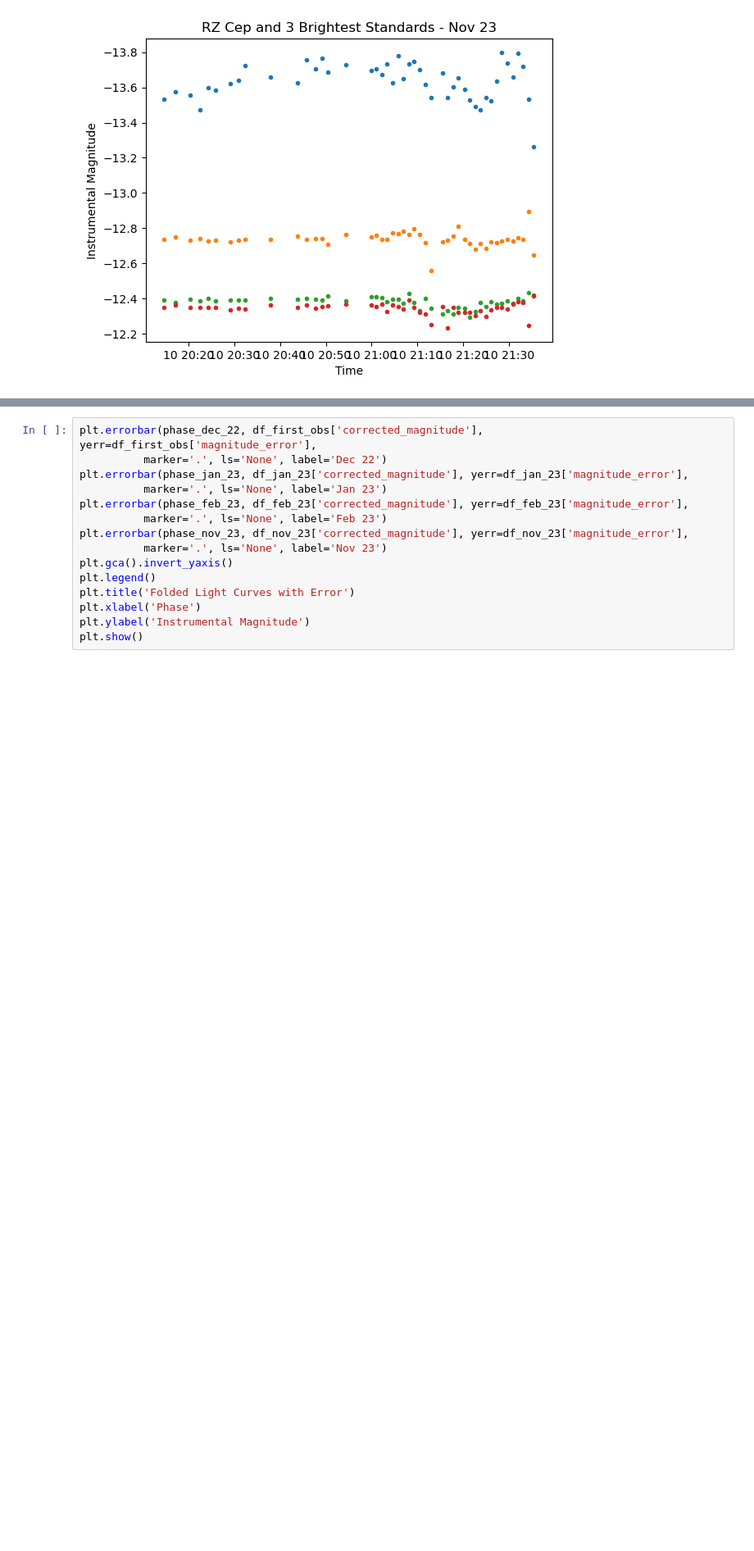
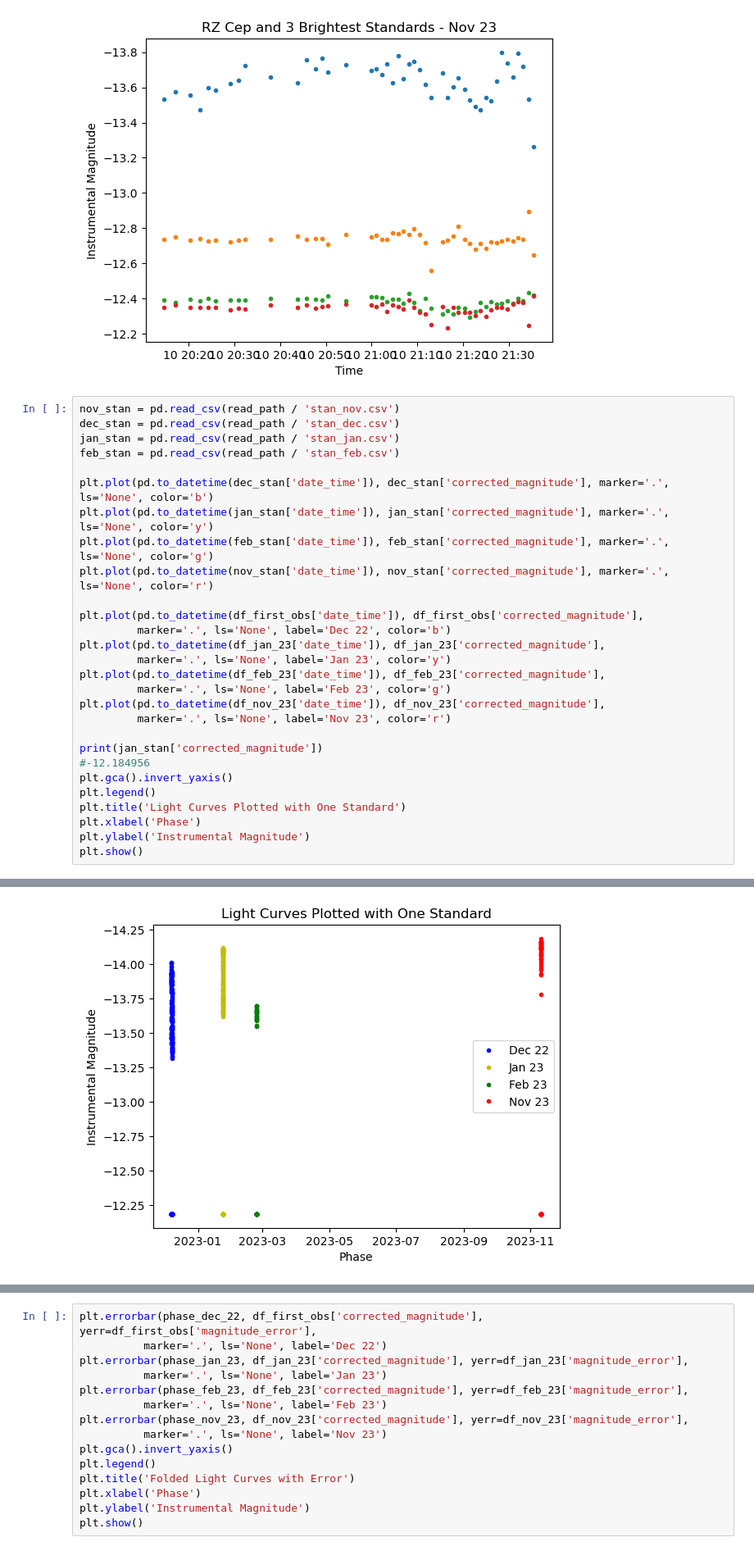
Before and after one commit to milliebutspace/MPhys-Code, a Jupyter notebook: Phase and Folding M.ipynb, the cells around one changed output, grey strips where cells are left out. Shown: that part at 82% size. Cells and saved outputs as stored; diff of their text form; blank space fills up the shorter version.

```diff
--- a/Phase and Folding M.ipynb
+++ b/Phase and Folding M.ipynb
@@ -246,3 +246,32 @@ plt.ylabel('Instrumental Magnitude')
 plt.show()
 # %% [output]
 [figure]
+# %%
+nov_stan = pd.read_csv(read_path / 'stan_nov.csv')
+dec_stan = pd.read_csv(read_path / 'stan_dec.csv')
+jan_stan = pd.read_csv(read_path / 'stan_jan.csv')
+feb_stan = pd.read_csv(read_path / 'stan_feb.csv')
+
+plt.plot(pd.to_datetime(dec_stan['date_time']), dec_stan['corrected_magnitude'], marker='.', ls='None', color='b')
+plt.plot(pd.to_datetime(jan_stan['date_time']), jan_stan['corrected_magnitude'], marker='.', ls='None', color='y')
+plt.plot(pd.to_datetime(feb_stan['date_time']), feb_stan['corrected_magnitude'], marker='.', ls='None', color='g')
+plt.plot(pd.to_datetime(nov_stan['date_time']), nov_stan['corrected_magnitude'], marker='.', ls='None', color='r')
+
+plt.plot(pd.to_datetime(df_first_obs['date_time']), df_first_obs['corrected_magnitude'],
+         marker='.', ls='None', label='Dec 22', color='b')
+plt.plot(pd.to_datetime(df_jan_23['date_time']), df_jan_23['corrected_magnitude'],
+         marker='.', ls='None', label='Jan 23', color='y')
+plt.plot(pd.to_datetime(df_feb_23['date_time']), df_feb_23['corrected_magnitude'],
+         marker='.', ls='None', label='Feb 23', color='g')
+plt.plot(pd.to_datetime(df_nov_23['date_time']), df_nov_23['corrected_magnitude'],
+         marker='.', ls='None', label='Nov 23', color='r')
+
+print(jan_stan['corrected_magnitude'])
+#-12.184956
+plt.gca().invert_yaxis()
+plt.legend()
+plt.title('Light Curves Plotted with One Standard')
+plt.xlabel('Phase')
+plt.ylabel('Instrumental Magnitude')
+plt.show()
+# %% [output]
@@ -249 +290,2 @@ plt.show()
+[figure, added]
 # %%
```
Also changed, not shown: parts of 2 cells of this notebook, 1 other file.
